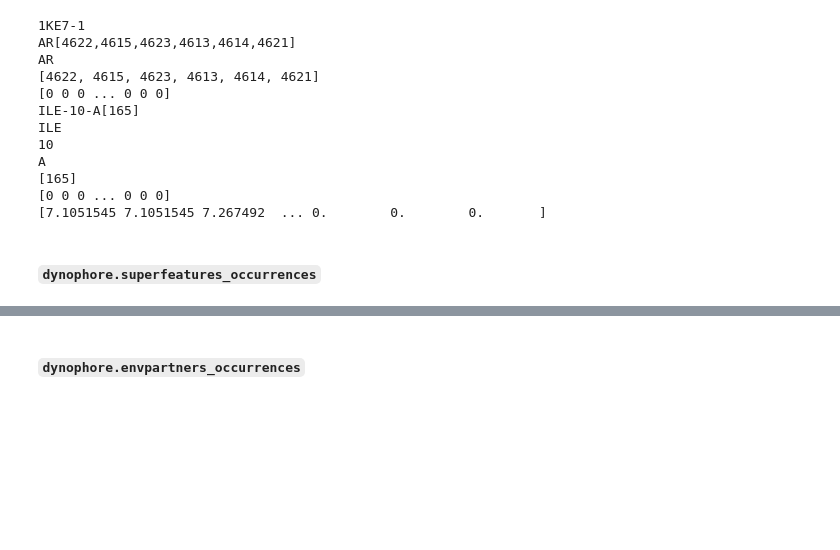
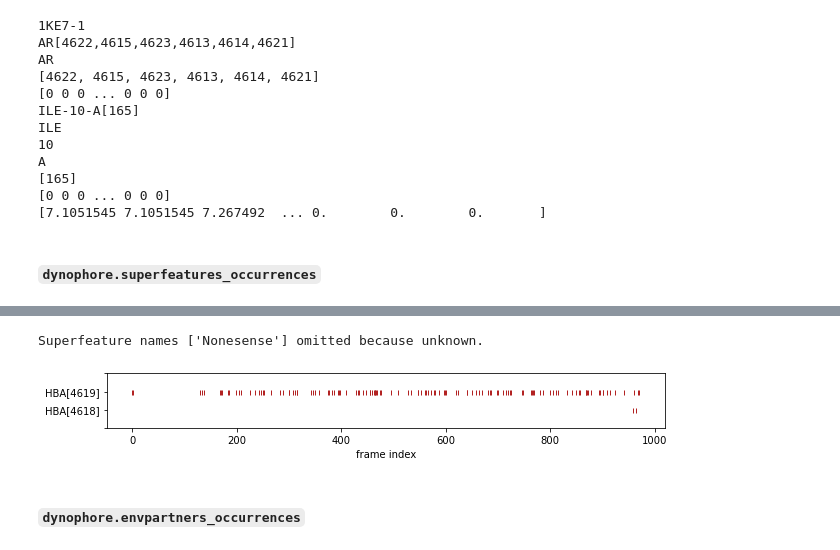
Before and after one commit to wolberlab/dynophores, a Jupyter notebook: docs/examples/notebooks/analyze_dynophores.ipynb, the cells around one changed output, grey strips where cells are left out. Saved outputs shown, nothing was run; the diff lists cells and outputs as text; code cells hidden in the pictures; blank space fills up the shorter version.

```diff
--- a/docs/examples/notebooks/analyze_dynophores.ipynb
+++ b/docs/examples/notebooks/analyze_dynophores.ipynb
@@ -198,3 +94,8 @@ dynophore.superfeatures_occurrences.head()
+# %%
+dynophore.plot_superfeatures_occurrences(superfeature_names=['HBA[4619]', 'HBA[4618]', 'Nonesense'])
+# %% [output]
+Superfeature names ['Nonesense'] omitted because unknown.
+[figure, added]
 # %% [markdown]
 #### `dynophore.envpartners_occurrences`
 # %%
```
Also changed, not shown: parts of 25 cells of this notebook.
